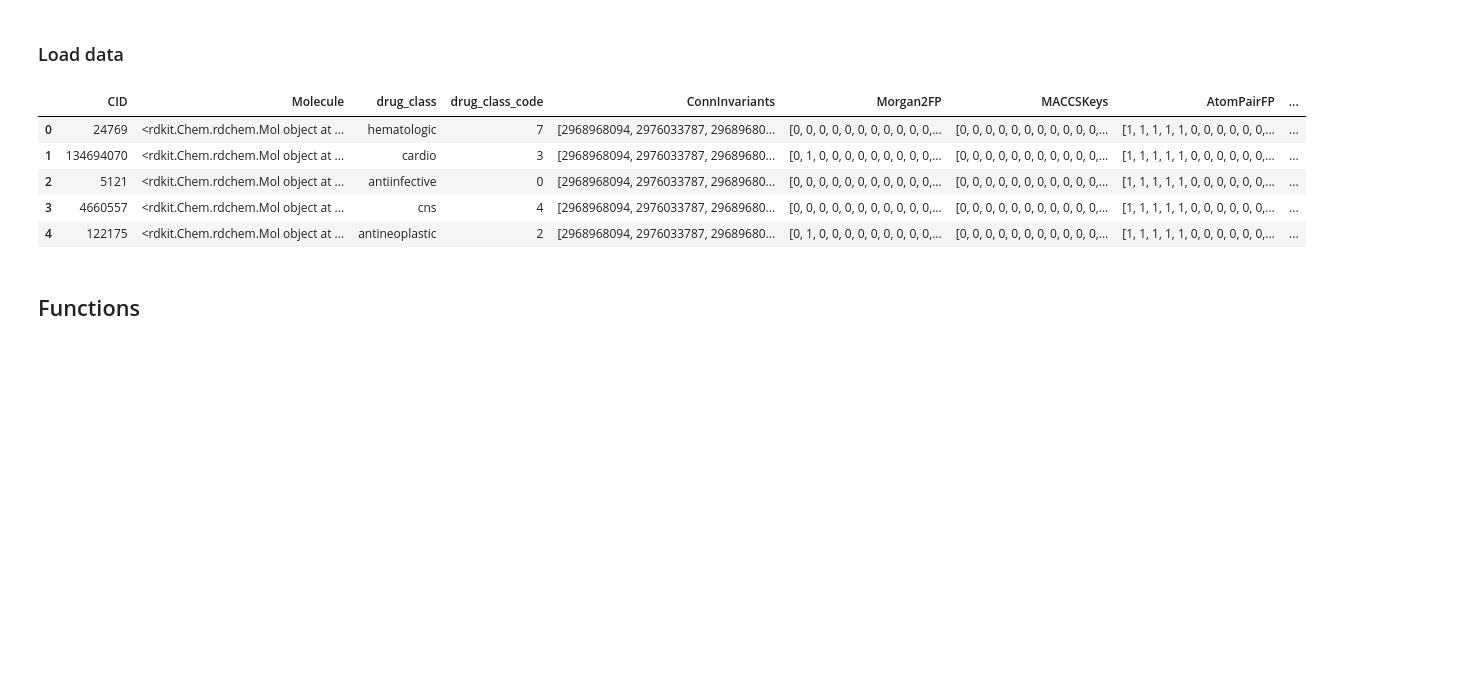
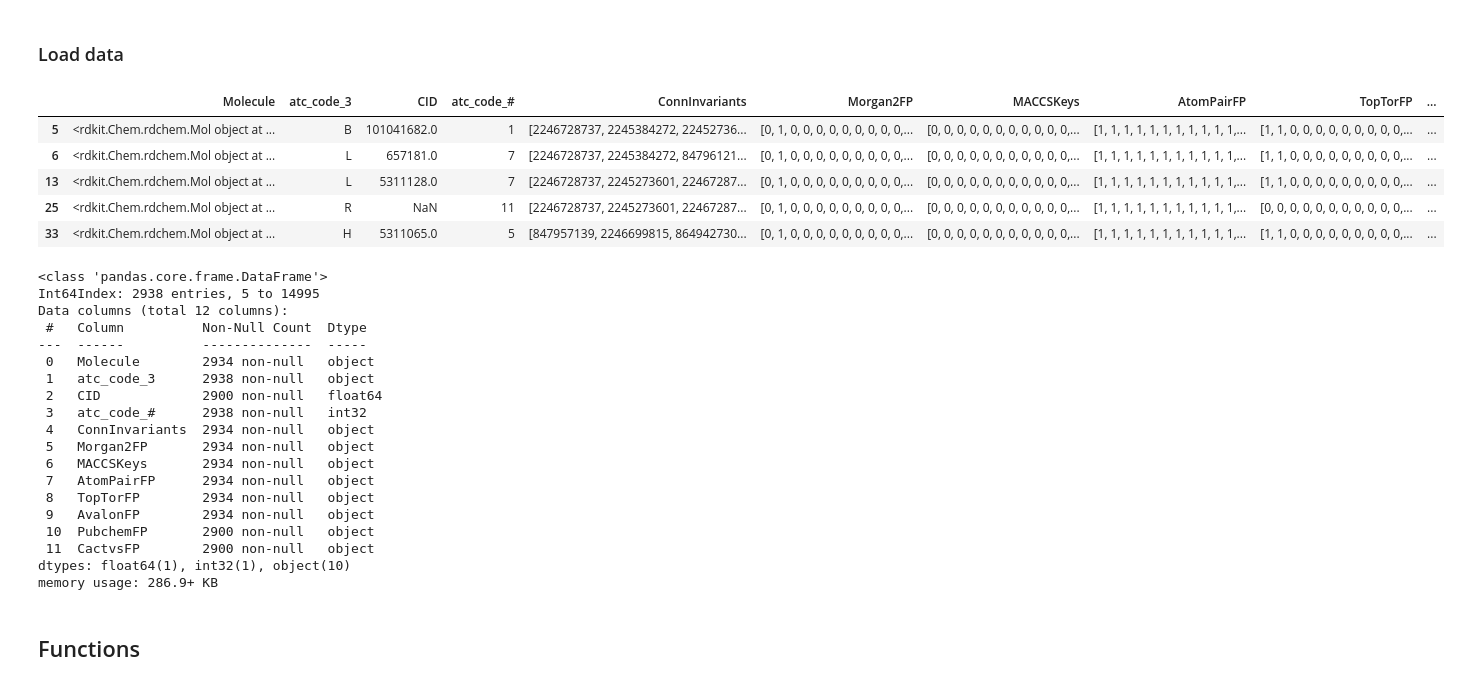
Before and after one commit to JoseCouceiro/TFM_project, a Jupyter notebook: MVP/select_fingerprints.ipynb, the cells around one changed output. Cells and saved outputs as stored; diff of their text form; code cells hidden in the pictures; blank space fills up the shorter version.

```diff
--- a/MVP/select_fingerprints.ipynb
+++ b/MVP/select_fingerprints.ipynb
@@ -21,15 +22,37 @@ import warnings
 # %%
 pd.options.mode.chained_assignment = None
 # %%
-drugs = pd.read_pickle('morgan_and_mac.pkl').drop('FeatInvariants', axis = 1) #We discard the Feature Invariants because they give an error I have to look into yet
-drugs.head()
+drugs = pd.read_pickle(os.path.join('res', 'pickles', 'drugbank_fp.pkl')).drop('FeatInvariants', axis=1) #I discard the Feature Invariants because they give an error I have to look into yet
+display(drugs.head())
+drugs.iloc[0]['Morgan2FP'].shape
+drugs.info()
+drugs.dropna(inplace=True)
 # %% [output]
-|  | CID | Molecule | drug_class | drug_class_code | ConnInvariants | Morgan2FP | MACCSKeys | AtomPairFP | ... |
-| 0 | 24769 | <rdkit.Chem.rdchem.Mol object at ... | hematologic | 7 | [2968968094, 2976033787, 29689680... | [0, 0, 0, 0, 0, 0, 0, 0, 0, 0, 0,... | [0, 0, 0, 0, 0, 0, 0, 0, 0, 0, 0,... | [1, 1, 1, 1, 1, 0, 0, 0, 0, 0, 0,... | ... |
-| 1 | 134694070 | <rdkit.Chem.rdchem.Mol object at ... | cardio | 3 | [2968968094, 2976033787, 29689680... | [0, 1, 0, 0, 0, 0, 0, 0, 0, 0, 0,... | [0, 0, 0, 0, 0, 0, 0, 0, 0, 0, 0,... | [1, 1, 1, 1, 1, 0, 0, 0, 0, 0, 0,... | ... |
-| 2 | 5121 | <rdkit.Chem.rdchem.Mol object at ... | antiinfective | 0 | [2968968094, 2976033787, 29689680... | [0, 0, 0, 0, 0, 0, 0, 0, 0, 0, 0,... | [0, 0, 0, 0, 0, 0, 0, 0, 0, 0, 0,... | [1, 1, 1, 1, 1, 0, 0, 0, 0, 0, 0,... | ... |
-| 3 | 4660557 | <rdkit.Chem.rdchem.Mol object at ... | cns | 4 | [2968968094, 2976033787, 29689680... | [0, 0, 0, 0, 0, 0, 0, 0, 0, 0, 0,... | [0, 0, 0, 0, 0, 0, 0, 0, 0, 0, 0,... | [1, 1, 1, 1, 1, 0, 0, 0, 0, 0, 0,... | ... |
-| 4 | 122175 | <rdkit.Chem.rdchem.Mol object at ... | antineoplastic | 2 | [2968968094, 2976033787, 29689680... | [0, 1, 0, 0, 0, 0, 0, 0, 0, 0, 0,... | [0, 0, 0, 0, 0, 0, 0, 0, 0, 0, 0,... | [1, 1, 1, 1, 1, 0, 0, 0, 0, 0, 0,... | ... |
+|  | Molecule | atc_code_3 | CID | atc_code_# | ConnInvariants | Morgan2FP | MACCSKeys | AtomPairFP | TopTorFP | ... |
+| 5 | <rdkit.Chem.rdchem.Mol object at ... | B | 101041682.0 | 1 | [2246728737, 2245384272, 22452736... | [0, 1, 0, 0, 0, 0, 0, 0, 0, 0, 0,... | [0, 0, 0, 0, 0, 0, 0, 0, 0, 0, 0,... | [1, 1, 1, 1, 1, 1, 1, 1, 1, 1, 1,... | [1, 1, 0, 0, 0, 0, 0, 0, 0, 0, 0,... | ... |
+| 6 | <rdkit.Chem.rdchem.Mol object at ... | L | 657181.0 | 7 | [2246728737, 2245384272, 84796121... | [0, 1, 0, 0, 0, 0, 0, 0, 0, 0, 0,... | [0, 0, 0, 0, 0, 0, 0, 0, 0, 0, 0,... | [1, 1, 1, 1, 1, 1, 1, 1, 1, 1, 1,... | [1, 1, 0, 0, 0, 0, 0, 0, 0, 0, 0,... | ... |
+| 13 | <rdkit.Chem.rdchem.Mol object at ... | L | 5311128.0 | 7 | [2246728737, 2245273601, 22467287... | [0, 1, 0, 0, 0, 0, 0, 0, 0, 0, 0,... | [0, 0, 0, 0, 0, 0, 0, 0, 0, 0, 0,... | [1, 1, 1, 1, 1, 1, 1, 1, 1, 1, 1,... | [1, 1, 0, 0, 0, 0, 0, 0, 0, 0, 0,... | ... |
+| 25 | <rdkit.Chem.rdchem.Mol object at ... | R | NaN | 11 | [2246728737, 2245273601, 22467287... | [0, 1, 0, 0, 0, 0, 0, 0, 0, 0, 0,... | [0, 0, 0, 0, 0, 0, 0, 0, 0, 0, 0,... | [1, 1, 1, 1, 1, 1, 1, 1, 1, 1, 1,... | [0, 0, 0, 0, 0, 0, 0, 0, 0, 0, 0,... | ... |
+| 33 | <rdkit.Chem.rdchem.Mol object at ... | H | 5311065.0 | 5 | [847957139, 2246699815, 864942730... | [0, 1, 0, 0, 0, 0, 0, 0, 0, 0, 0,... | [0, 0, 0, 0, 0, 0, 0, 0, 0, 0, 0,... | [1, 1, 1, 1, 1, 1, 1, 1, 1, 1, 1,... | [1, 1, 0, 0, 0, 0, 0, 0, 0, 0, 0,... | ... |
+<class 'pandas.core.frame.DataFrame'>
+Int64Index: 2938 entries, 5 to 14995
+Data columns (total 12 columns):
+ #   Column          Non-Null Count  Dtype
+---  ------          --------------  -----
+ 0   Molecule        2934 non-null   object
+ 1   atc_code_3      2938 non-null   object
+ 2   CID             2900 non-null   float64
+ 3   atc_code_#      2938 non-null   int32
+ 4   ConnInvariants  2934 non-null   object
+ 5   Morgan2FP       2934 non-null   object
+ 6   MACCSKeys       2934 non-null   object
+ 7   AtomPairFP      2934 non-null   object
+ 8   TopTorFP        2934 non-null   object
+ 9   AvalonFP        2934 non-null   object
+ 10  PubchemFP       2900 non-null   object
+ 11  CactvsFP        2900 non-null   object
+dtypes: float64(1), int32(1), object(10)
+memory usage: 286.9+ KB
 # %% [markdown]
 ## Functions
 # %%
```
Also changed, not shown: parts of 8 cells of this notebook, 9 other files.
